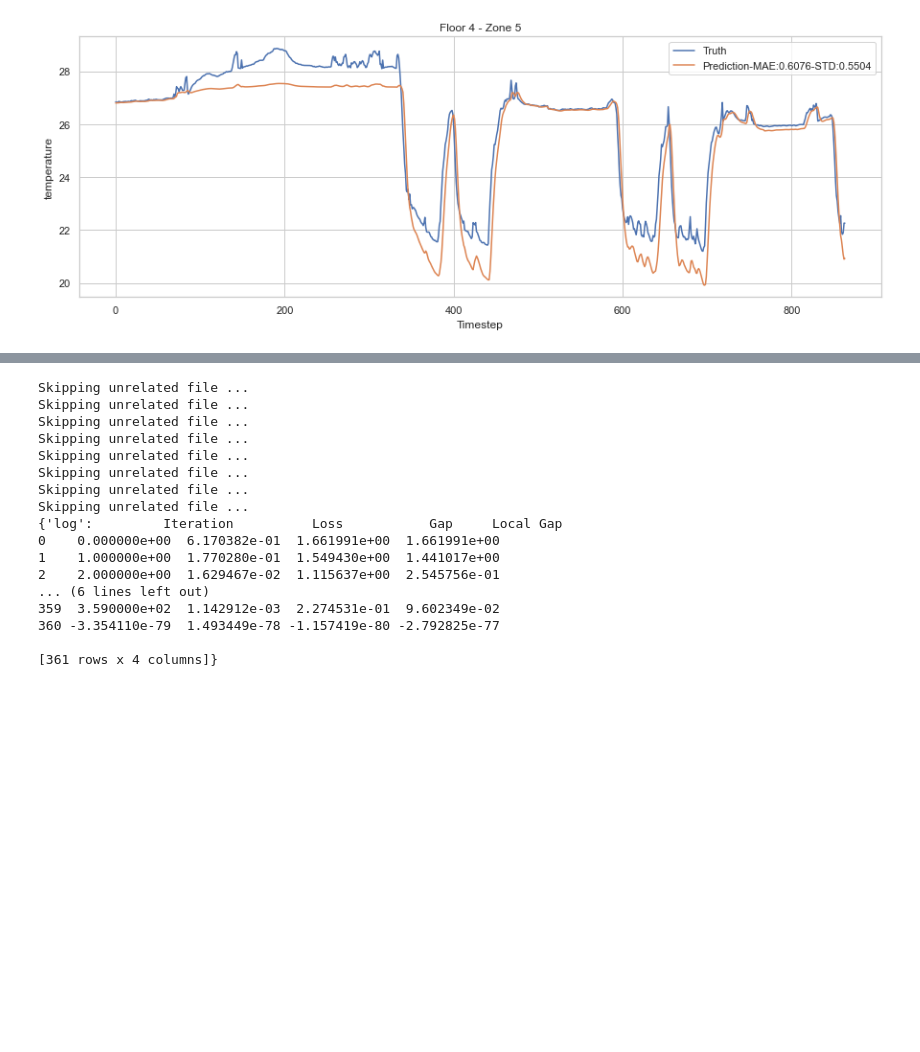
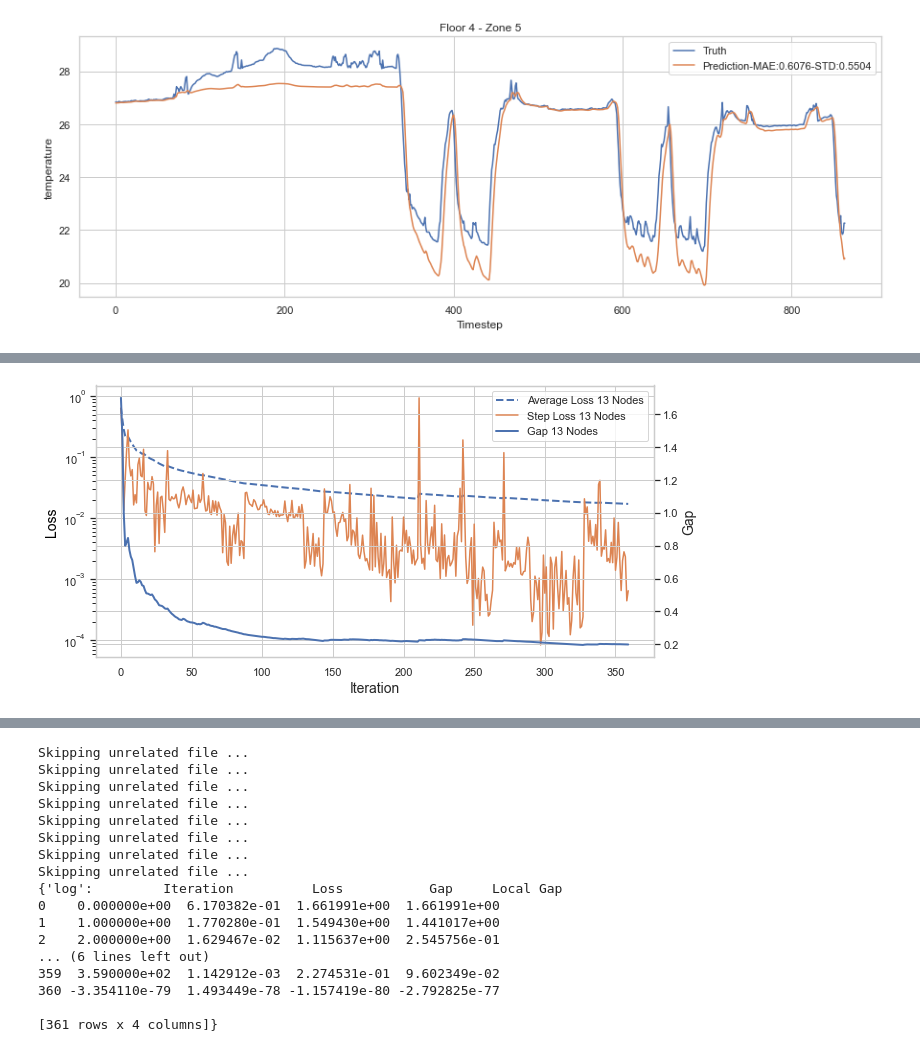
Before and after one commit to AnganMitra/decentralearn, a Jupyter notebook: DMFW/src/GeneratePlot.ipynb, the cells around one changed output, grey strips where cells are left out. Cells and saved outputs as stored; diff of their text form; code cells hidden in the pictures; blank space fills up the shorter version.

```diff
--- a/DMFW/src/GeneratePlot.ipynb
+++ b/DMFW/src/GeneratePlot.ipynb
@@ -518,0 +559,22 @@ for i in [1,2,4,5]:
+# %%
+logs = pd.read_csv(path_new+"Floor_log.csv",index_col=0)[:-1]
+# %%
+fig,ax = plt.subplots(figsize=(10,5))
+ax2=ax.twinx()
+#ax.plot(logs.Iteration, logs.Loss,label="Step Loss 13 Nodes")
+ax.plot(average_loss(logs.Loss),ls='--',linewidth=2,label="Average Loss 13 Nodes")
+ax.plot(logs.Iteration, logs.Loss,label="Step Loss 13 Nodes")
+# set x-axis label
+ax.set_xlabel("Iteration",fontsize=14)
+# set y-axis label
+ax.set_ylabel("Loss",color="black",fontsize=14)
+ax.set_yscale("log")
+
+ax2.plot(logs.Iteration, logs.Gap,label="Gap 13 Nodes",linewidth=2)
+ax2.set_ylabel("Gap",fontsize=14)
+#ax2.set_yscale("log")
+fig.legend(loc="upper right",bbox_to_anchor=(1,1),bbox_transform=ax.transAxes)
+plt.show()
+# save the plot as a file
+# %% [output]
+[figure, added]
```
Also changed, not shown: parts of 6 cells of this notebook, 8 other files.
